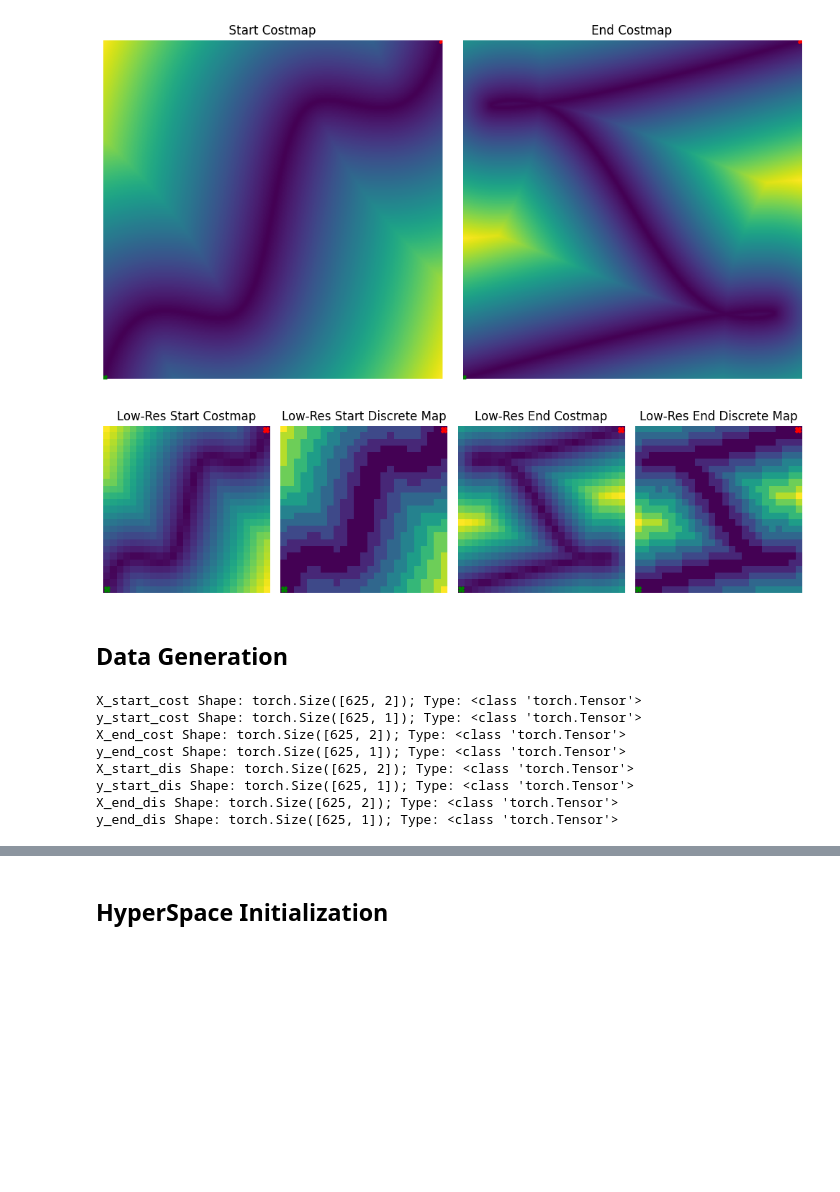
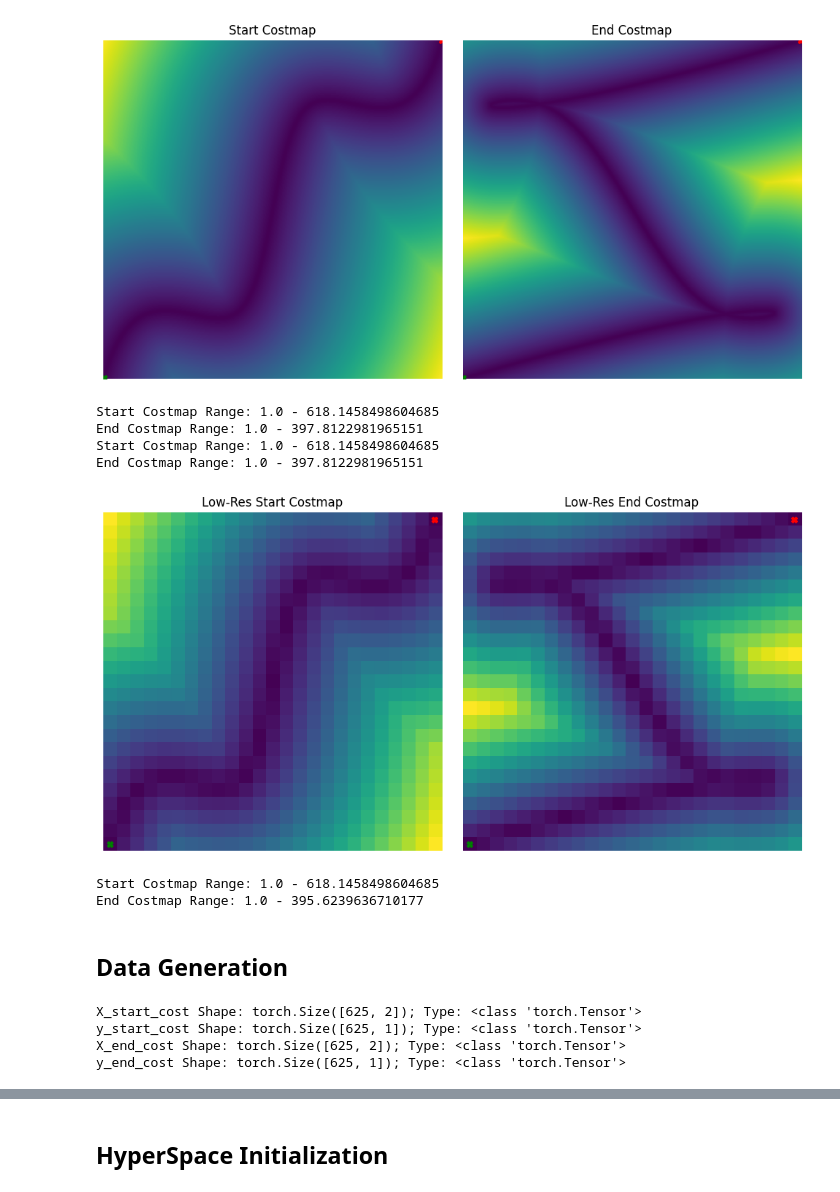
Before and after one commit to Parsa-Research-Laboratory/HyperSpace, a Jupyter notebook: experiments/development/2d_map_static.ipynb, the cells around one changed output, grey strips where cells are left out. Saved outputs shown, nothing was run; the diff lists cells and outputs as text; code cells hidden in the pictures; blank space fills up the shorter version.

Commit message:
removing the discrete maps

```diff
--- a/experiments/development/2d_map_static.ipynb
+++ b/experiments/development/2d_map_static.ipynb
@@ -163,9 +163,6 @@ end_costmap = create_costmap(
     create_spline(SPLINE_POINTS_END, NUM_SPLINE_SAMPLES),
     PATH_COST
 )
-
-start_costmap += 10
-end_costmap += 10
 # %%
 plot_costmaps(
     [start_costmap, end_costmap],
@@ -175,28 +172,45 @@ plot_costmaps(
 )
 # %% [output]
 [figure]
+# %%
+print(f"Start Costmap Range: {np.min(start_costmap)} - {np.max(start_costmap)}")
+print(f"End Costmap Range: {np.min(end_costmap)} - {np.max(end_costmap)}")
+
+# start_costmap /= np.max(start_costmap)
+# end_costmap /= np.max(end_costmap)
+
+# start_costmap += 2
+# end_costmap += 2
+
+print(f"Start Costmap Range: {np.min(start_costmap)} - {np.max(start_costmap)}")
+print(f"End Costmap Range: {np.min(end_costmap)} - {np.max(end_costmap)}")
+# %% [output]
+Start Costmap Range: 1.0 - 618.1458498604685
+End Costmap Range: 1.0 - 397.8122981965151
+Start Costmap Range: 1.0 - 618.1458498604685
+End Costmap Range: 1.0 - 397.8122981965151
 # %%
 downscale_factor = 0.025
 low_res_start_costmap = zoom(start_costmap, downscale_factor, order=1)
 low_res_end_costmap = zoom(end_costmap, downscale_factor, order=1)
 
 low_res_start_pos = ((START_POSITION[0]) - 1, (START_POSITION[1])-1)
 low_res_end_pos = ((END_POSITION[0] * downscale_factor) - 1, (END_POSITION[1] * downscale_factor)-1)
 
-num_bins = 10
-
-discrete_maps = create_discretized_costmaps([low_res_start_costmap, low_res_end_costmap], num_bins)
-
-discrete_maps = [x + 1 for x in discrete_maps]
-
 plot_costmaps(
-    [low_res_start_costmap, discrete_maps[0], low_res_end_costmap, discrete_maps[1]],
+    [low_res_start_costmap, low_res_end_costmap],
     low_res_start_pos,
     low_res_end_pos,
-    titles=["Low-Res Start Costmap", "Low-Res Start Discrete Map", "Low-Res End Costmap", "Low-Res End Discrete Map"]
+    titles=["Low-Res Start Costmap", "Low-Res End Costmap"]
 )
 # %% [output]
-[figure, old version]
+[figure, new version]
+# %%
+print(f"Start Costmap Range: {np.min(low_res_start_costmap)} - {np.max(low_res_start_costmap)}")
+print(f"End Costmap Range: {np.min(low_res_end_costmap)} - {np.max(low_res_end_costmap)}")
+# %% [output]
+Start Costmap Range: 1.0 - 618.1458498604685
+End Costmap Range: 1.0 - 395.6239636710177
 # %% [markdown]
 ## Data Generation
 # %%
@@ -225,8 +239,6 @@ def convert_costmap_to_points(costmap: np.ndarray) -> Tuple[np.ndarray, np.ndarr
 # ------------------------------------
 X_start_cost, y_start_cost = convert_costmap_to_points(low_res_start_costmap) # type: ignore
 X_end_cost, y_end_cost = convert_costmap_to_points(low_res_end_costmap)       # type: ignore
-X_start_dis, y_start_dis = convert_costmap_to_points(discrete_maps[0])        # type: ignore
-X_end_dis, y_end_dis = convert_costmap_to_points(discrete_maps[1])          # type: ignore
 
 # --------------------------------
 # Convert the points into tensors
@@ -235,18 +247,12 @@ X_start_cost: torch.Tensor = torch.from_numpy(X_start_cost)
 y_start_cost: torch.Tensor = torch.from_numpy(y_start_cost)
 X_end_cost: torch.Tensor = torch.from_numpy(X_end_cost)
 y_end_cost: torch.Tensor = torch.from_numpy(y_end_cost)
-X_start_dis: torch.Tensor = torch.from_numpy(X_start_dis)
-y_start_dis: torch.Tensor = torch.from_numpy(y_start_dis)
-X_end_dis: torch.Tensor = torch.from_numpy(X_end_dis)
-y_end_dis: torch.Tensor = torch.from_numpy(y_end_dis)
 
 # ---------------------------
 # Convert them to 2D tensors
 # ---------------------------
 y_start_cost = y_start_cost.unsqueeze(-1)
 y_end_cost = y_end_cost.unsqueeze(-1)
-y_start_dis = y_start_dis.unsqueeze(-1)
-y_end_dis = y_end_dis.unsqueeze(-1)
 
 # ---------------------------
 # Print their shape and type
@@ -258,19 +264,11 @@ print_st(X_start_cost, "X_start_cost")
 print_st(y_start_cost, "y_start_cost")
 print_st(X_end_cost, "X_end_cost")
 print_st(y_end_cost, "y_end_cost")
-print_st(X_start_dis, "X_start_dis")
-print_st(y_start_dis, "y_start_dis")
-print_st(X_end_dis, "X_end_dis")
-print_st(y_end_dis, "y_end_dis")
 # %% [output]
 X_start_cost Shape: torch.Size([625, 2]); Type: <class 'torch.Tensor'>
 y_start_cost Shape: torch.Size([625, 1]); Type: <class 'torch.Tensor'>
 X_end_cost Shape: torch.Size([625, 2]); Type: <class 'torch.Tensor'>
 y_end_cost Shape: torch.Size([625, 1]); Type: <class 'torch.Tensor'>
-X_start_dis Shape: torch.Size([625, 2]); Type: <class 'torch.Tensor'>
-y_start_dis Shape: torch.Size([625, 1]); Type: <class 'torch.Tensor'>
-X_end_dis Shape: torch.Size([625, 2]); Type: <class 'torch.Tensor'>
-y_end_dis Shape: torch.Size([625, 1]); Type: <class 'torch.Tensor'>
 # %%
 def train_test_split(
     x: torch.Tensor,
```
Also changed, not shown: parts of 4 cells of this notebook.
